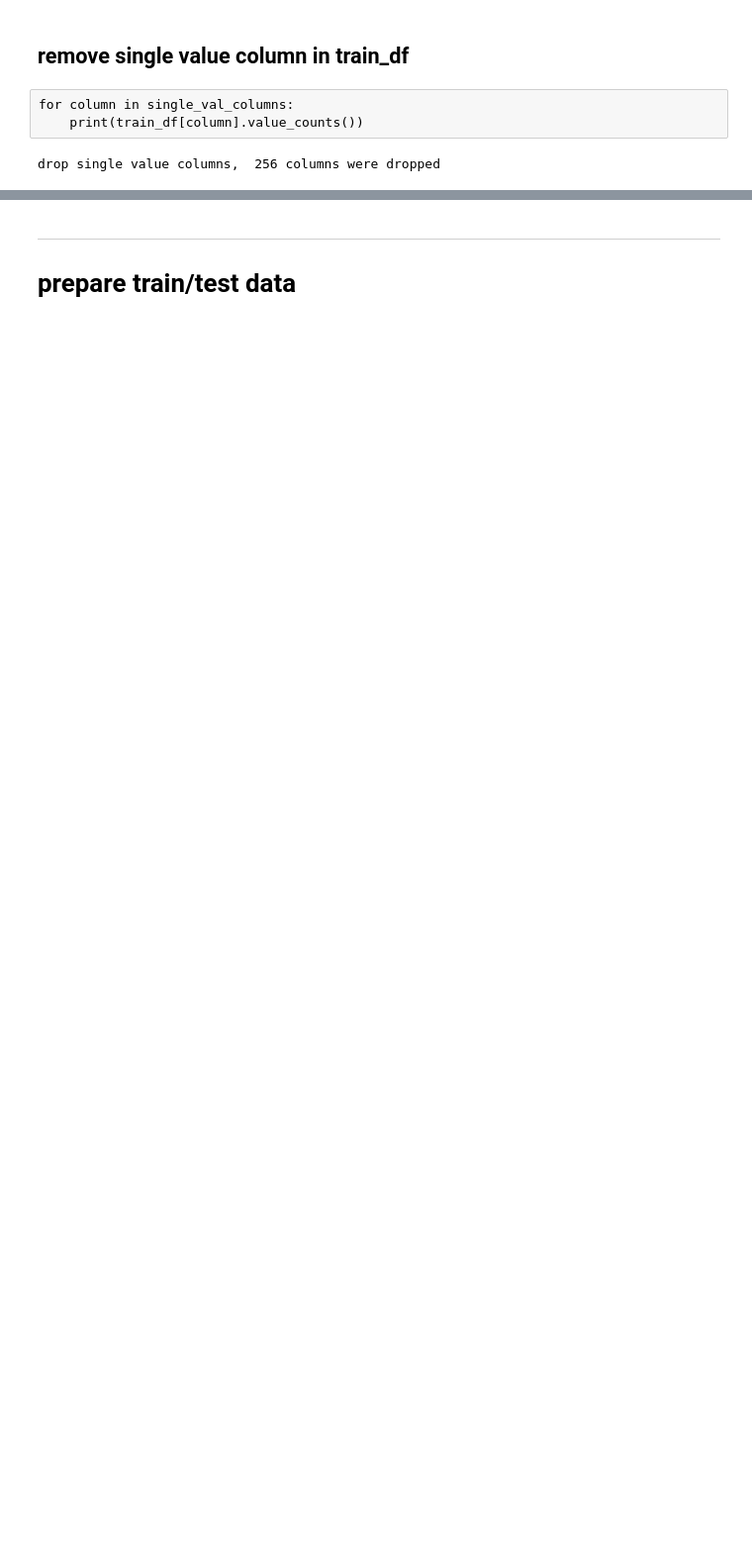
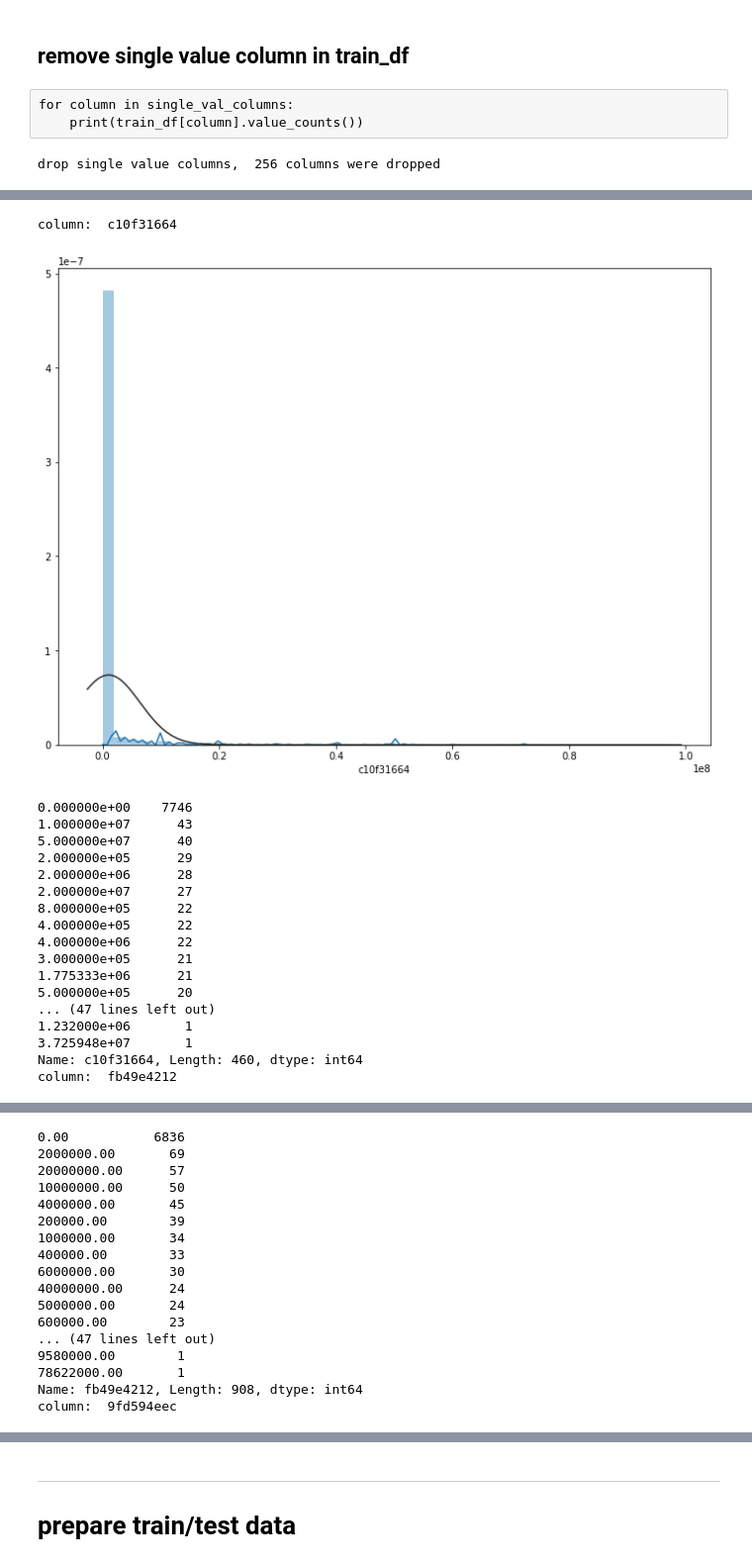
Before and after one commit to alancet/test, a Jupyter notebook: kaggle/santander-value-prediction-challenge/src/my_predict.ipynb, the cells around one changed output, grey strips where cells are left out. Shown at 99% size. Cells and saved outputs as stored; diff of their text form; code cells hidden in the pictures; blank space fills up the shorter version.

```diff
--- a/kaggle/santander-value-prediction-challenge/src/my_predict.ipynb
+++ b/kaggle/santander-value-prediction-challenge/src/my_predict.ipynb
@@ -793,0 +705,27 @@ train_df.shape, test_df.shape
+# %%
+for column in skewness.index[-10:]:
+    print("column: ", column)
+    plt.subplots(figsize=(12,9))
+    sns.distplot(all_data[column], fit=norm)
+    plt.show()
+    print(all_data[column].value_counts())
+# %% [output]
+column:  c10f31664
+[figure, added]
+0.000000e+00    7746
+1.000000e+07      43
+5.000000e+07      40
+2.000000e+05      29
+2.000000e+06      28
+2.000000e+07      27
+8.000000e+05      22
+4.000000e+05      22
+4.000000e+06      22
+3.000000e+05      21
+1.775333e+06      21
+5.000000e+05      20
+... (47 lines left out)
+1.232000e+06       1
+3.725948e+07       1
+Name: c10f31664, Length: 460, dtype: int64
+column:  fb49e4212
@@ -793,0 +733,17 @@ train_df.shape, test_df.shape
+0.00           6836
+2000000.00       69
+20000000.00      57
+10000000.00      50
+4000000.00       45
+200000.00        39
+1000000.00       34
+400000.00        33
+6000000.00       30
+40000000.00      24
+5000000.00       24
+600000.00        23
+... (47 lines left out)
+9580000.00        1
+78622000.00       1
+Name: fb49e4212, Length: 908, dtype: int64
+column:  9fd594eec
```
Also changed, not shown: parts of 71 cells of this notebook.
